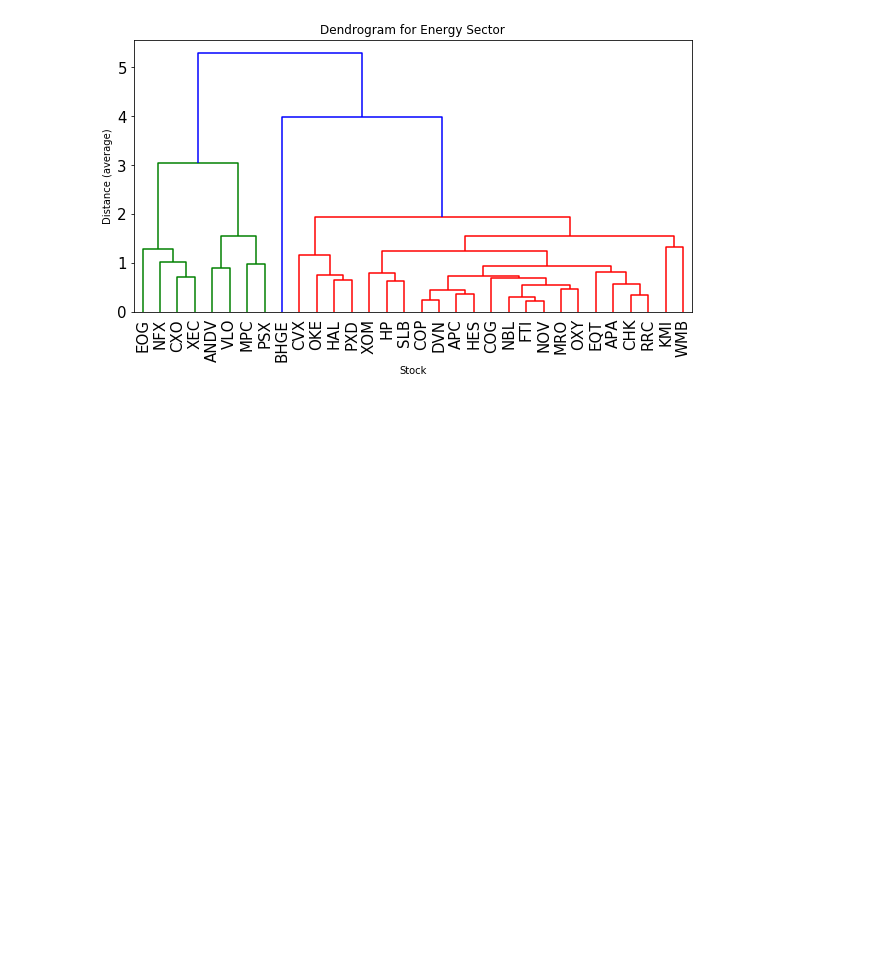
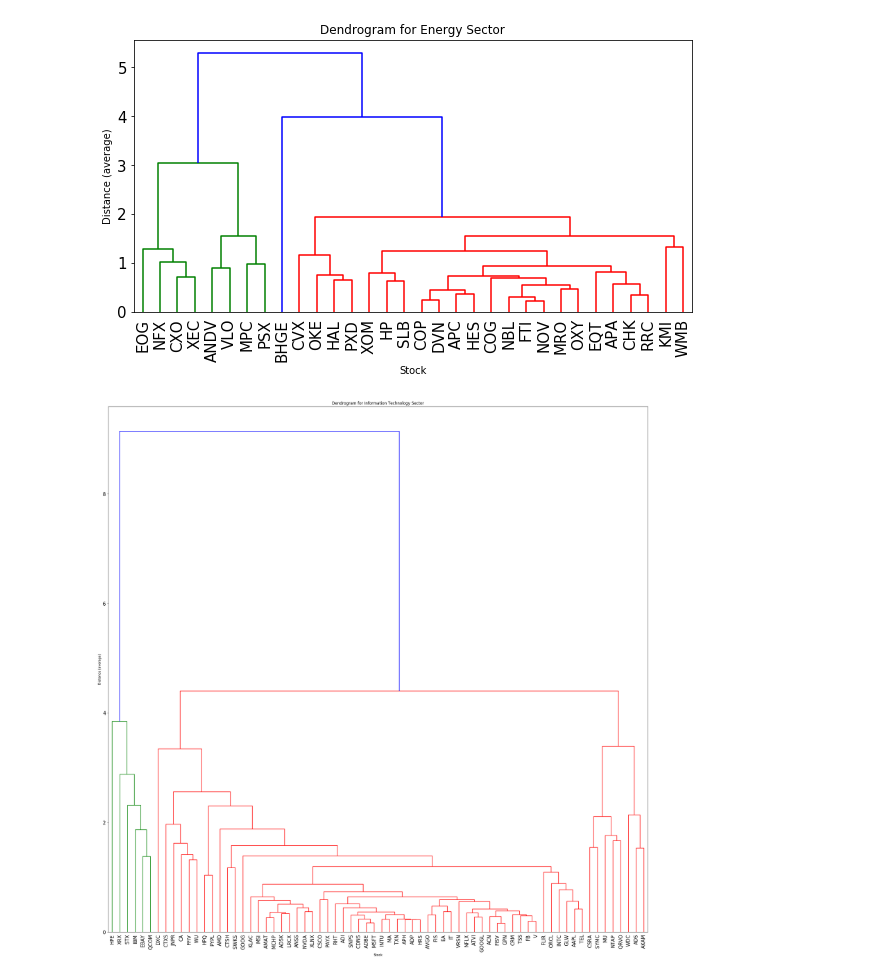
Before and after one commit to Aaivazi000/fintech-master, a Jupyter notebook: Marin Workspace/marin_5.9.ipynb, the cells around one changed output. Cells and saved outputs as stored; diff of their text form; code cells hidden in the pictures; blank space fills up the shorter version.

Commit message:
it sector dendrogram

```diff
--- a/Marin Workspace/marin_5.9.ipynb
+++ b/Marin Workspace/marin_5.9.ipynb
@@ -314,4 +314,18 @@ close_df3 = df3.pivot_table(('close'), ['date'], 'Name')
 close_df3.index = pd.to_datetime(close_df3.index, format='%Y-%m-%d')
 
 #Process the close prices by taking the derivatives
-close_df3 = scale(close_df2)
+close_df3 = scale(close_df3)
+# %%
+correlations = close_df3.corr()
+Z3 = linkage(correlations, 'average')
+# %%
+plt.figure(figsize=(30, 30))
+plt.title('Dendrogram for Information Technology Sector')
+plt.xlabel('Stock')
+plt.ylabel('Distance (average)')
+dendrogram(Z3, labels = correlations.columns)
+pylab.xticks(rotation=90, fontsize=15)
+pylab.yticks(fontsize=15)
+plt.show()
+# %% [output]
+[figure, added]
```
